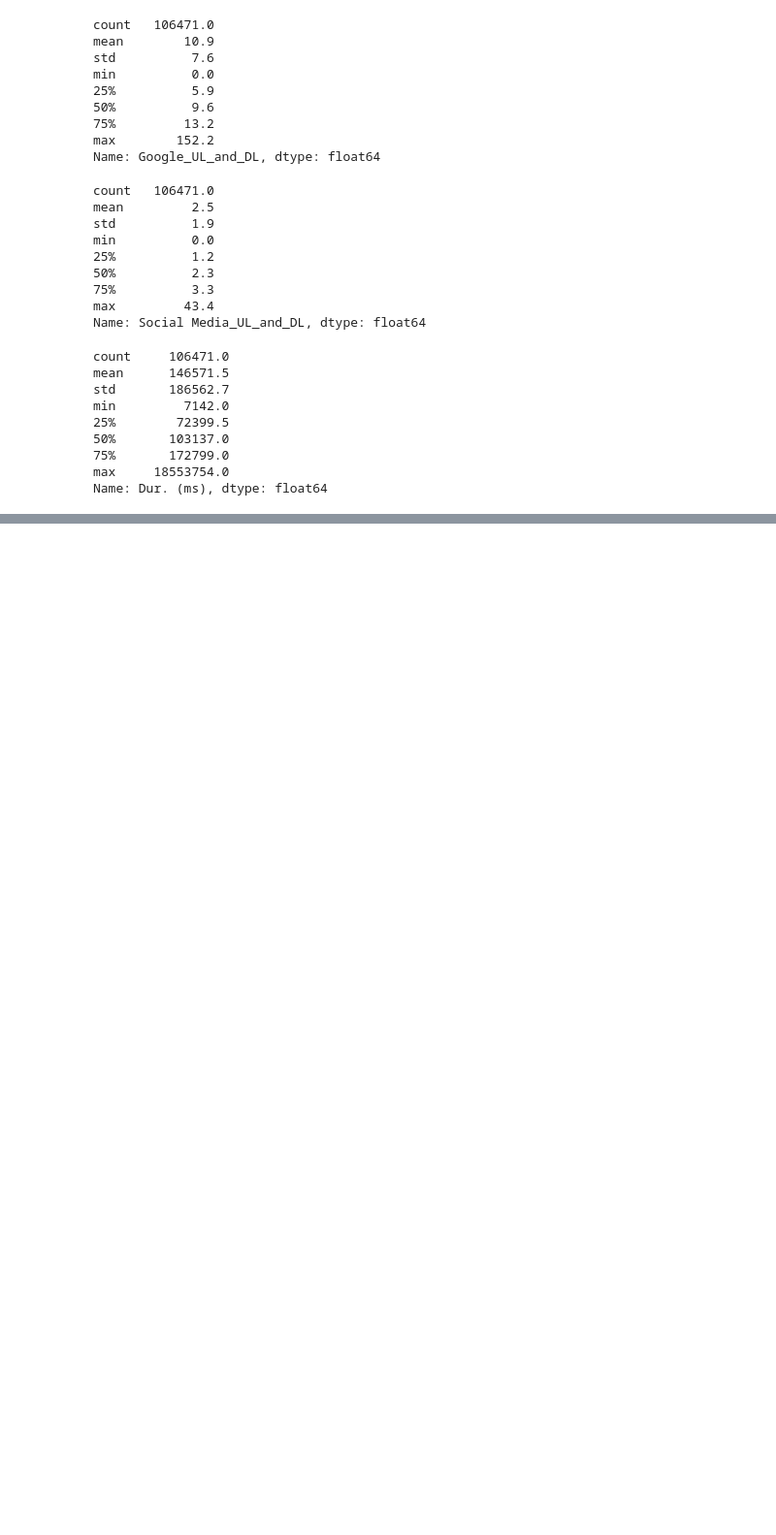
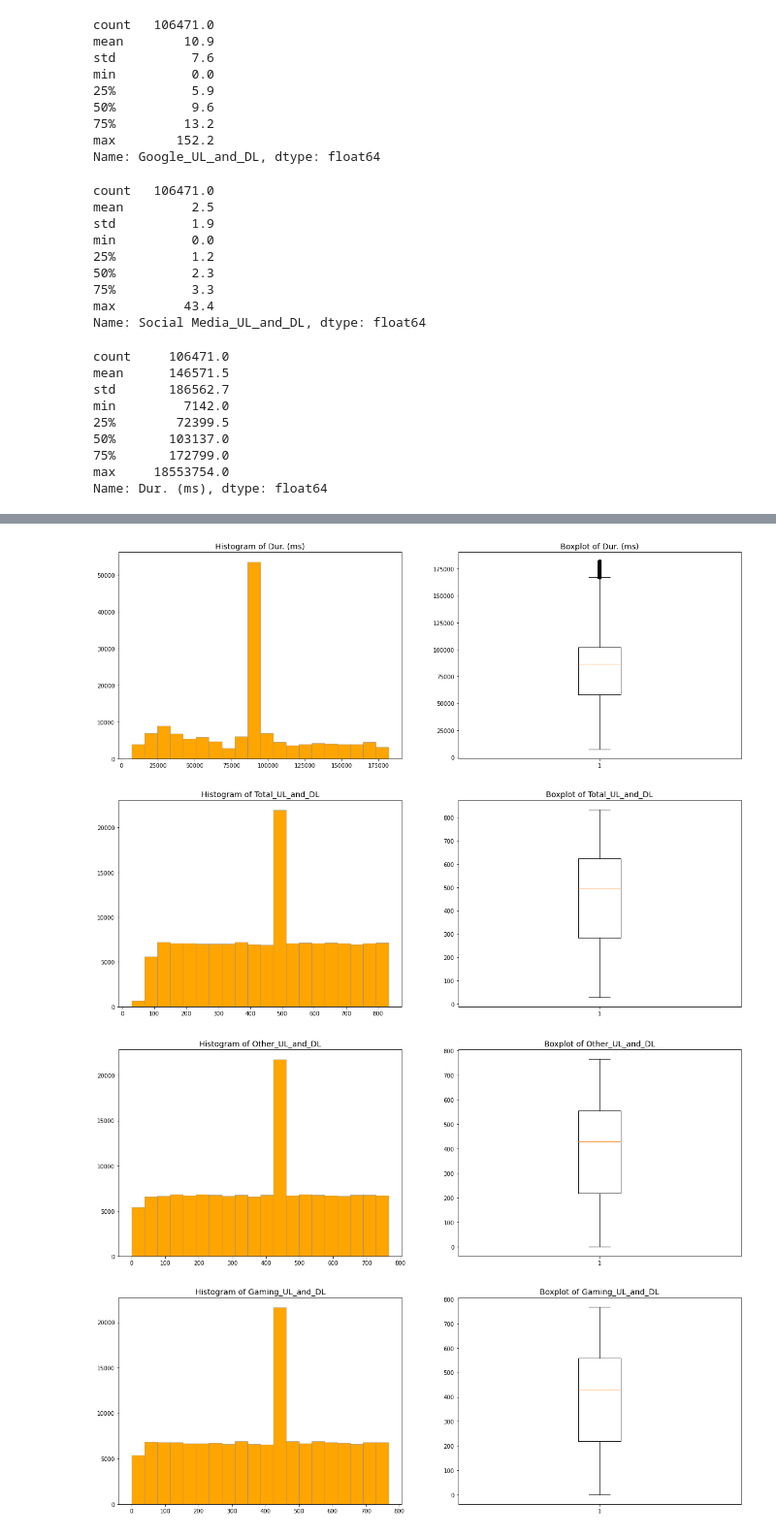
Before and after one commit to Tilda98/TelecommunicationDataAnalysis, a Jupyter notebook: notebook/data_understanding.ipynb, the cells around one changed output, grey strips where cells are left out. Shown: that part at 97% size. Drawn from its saved outputs; the diff is of its cells as text; code cells hidden in the pictures; blank space fills up the shorter version.

Commit message:
Completed graphical univariate analysis

```diff
--- a/notebook/data_understanding.ipynb
+++ b/notebook/data_understanding.ipynb
@@ -619,0 +647,9 @@ Name: Dur. (ms), dtype: float64
+# %%
+# Fixing the outliers function
+
+def fix_outlier(df, column):
+    df[column] = np.where(df[column] > df[column].quantile(0.95), df[column].median(),df[column])
+
+    return df[column]
+
+user_overview_data.head(2)
@@ -619,0 +660,14 @@ Name: Dur. (ms), dtype: float64
+# %%
+# Fixing the outliers in each column
+
+user_overview_data['Dur. (ms)']=fix_outlier(user_overview_data,'Dur. (ms)')
+user_overview_data['Total_UL_and_DL']=fix_outlier(user_overview_data,'Total_UL_and_DL')
+user_overview_data['Other_UL_and_DL']=fix_outlier(user_overview_data,'Other_UL_and_DL')
+user_overview_data['Gaming_UL_and_DL']=fix_outlier(user_overview_data,'Gaming_UL_and_DL')
+user_overview_data['Netflix_UL_and_DL']=fix_outlier(user_overview_data,'Netflix_UL_and_DL')
+user_overview_data['Youtube_UL_and_DL']=fix_outlier(user_overview_data,'Youtube_UL_and_DL')
+user_overview_data['Email_UL_and_DL']=fix_outlier(user_overview_data,'Email_UL_and_DL')
+user_overview_data['Google_UL_and_DL']=fix_outlier(user_overview_data,'Google_UL_and_DL')
+user_overview_data['Social Media_UL_and_DL']=fix_outlier(user_overview_data,'Social Media_UL_and_DL')
+
+user_overview_data.head(2)
@@ -619,0 +678,11 @@ Name: Dur. (ms), dtype: float64
+# %%
+# Graphical univariate analysis plots after fixing outliers
+
+plot_univariate(user_overview_data,'Dur. (ms)','Total_UL_and_DL')
+plot_univariate(user_overview_data,'Other_UL_and_DL','Gaming_UL_and_DL')
+plot_univariate(user_overview_data,'Netflix_UL_and_DL','Youtube_UL_and_DL')
+plot_univariate(user_overview_data,'Email_UL_and_DL','Google_UL_and_DL')
+plot_univariate(user_overview_data,'Social Media_UL_and_DL','Gaming_UL_and_DL')
+# %% [output]
+[figure, added]
+[figure, added]
```
Also changed, not shown: parts of 5 cells of this notebook.
